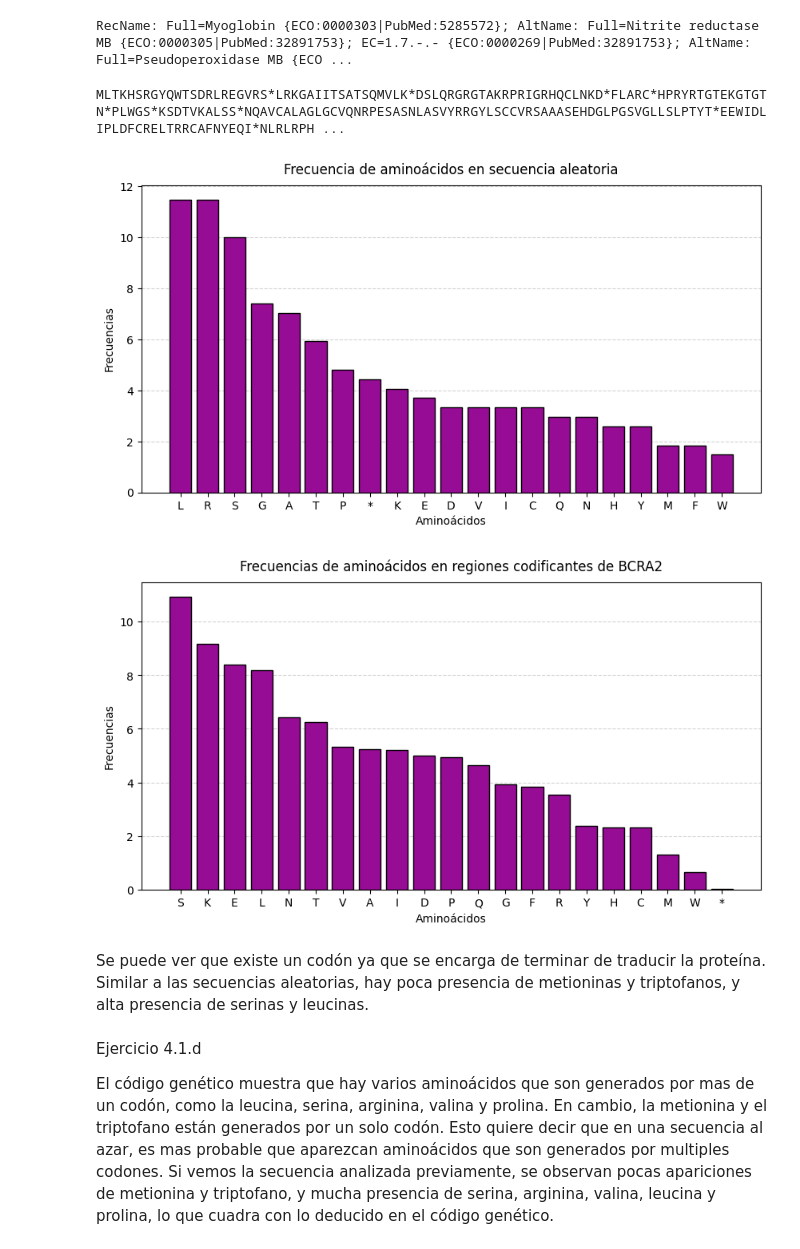
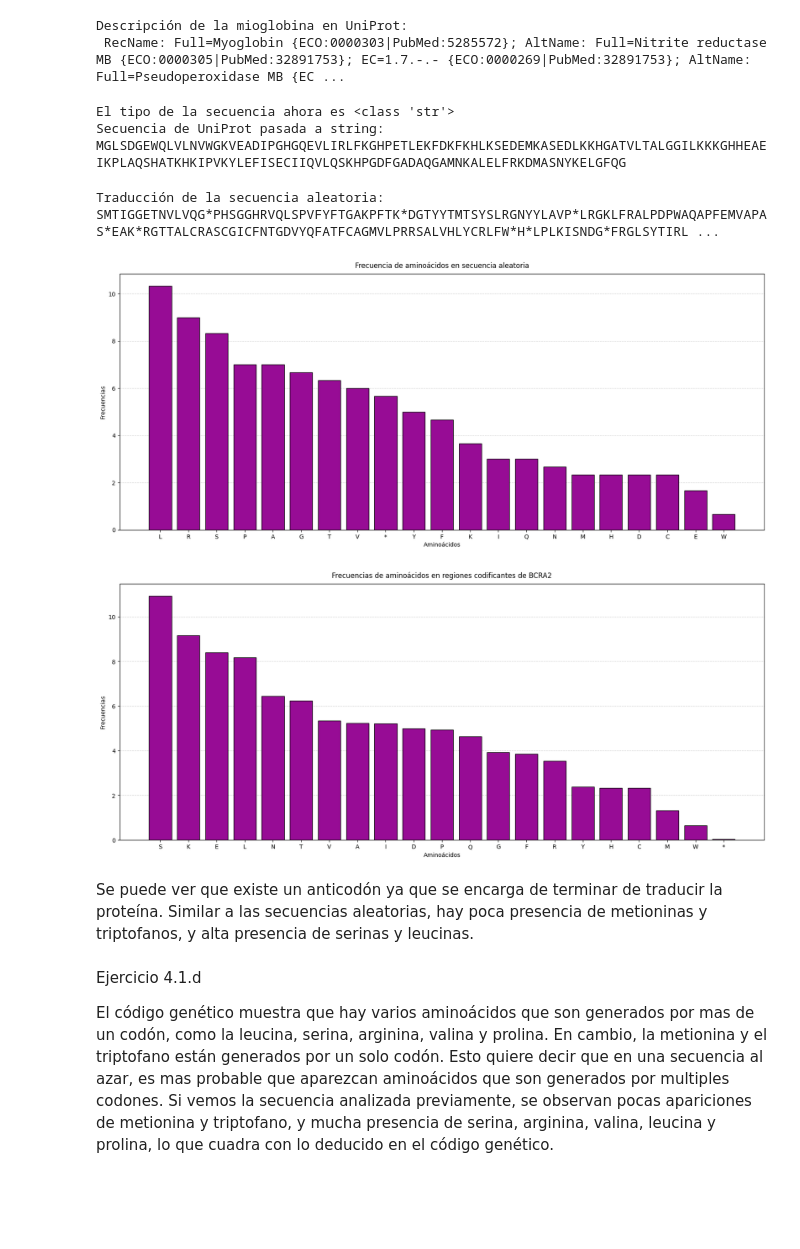
Before and after one commit to pizzanaranja/Bioinformatica, a Jupyter notebook: TP 1/TP 1.ipynb, the cells around one changed output. Drawn from its saved outputs; the diff is of its cells as text; code cells hidden in the pictures; blank space fills up the shorter version.

```diff
--- a/TP 1/TP 1.ipynb
+++ b/TP 1/TP 1.ipynb
@@ -198,0 +496,19 @@ graficar(calcula_frecuencia(mioglobina_prot),
+# %%
+#Ejercicio 2.2.II
+
+def graficar(items: dict[str, float], titulo: str, eje_x: str, eje_y: str, ax):
+    datos = sorted(items.items(), key=lambda x: x[1], reverse=True)
+
+    if ax == None:
+        fig, ax = plt.subplots(figsize=(20,8))
+
+
+    elementos = [x[0] for x in datos]
+    valores = [x[1] for x in datos]
+
+    ax.bar(elementos, valores, color="#970c95", edgecolor="black", zorder=2)
+    ax.grid(axis="y", linestyle="--", color="lightgrey", zorder=1)
+
+    ax.set_title(titulo, pad=10)
+    ax.set_xlabel(eje_x)
+    ax.set_ylabel(eje_y)
@@ -231,32 +584,39 @@ MGLSDGEWQLVLNVWGKVEADIPGHGQEVLIRLFKGHPETLEKFDKFKHLKSEDEMKASEDLKKHGATVLTALGGILKKK
 # %%
-#Ejercicio 3.3.a registro???
+#Ejercicio 3.3.a no estamos seguros de lo que se refiere a registro
 
 handle2 = ExPASy.get_sprot_raw("P02144")
 mioglobina_uniprot = SwissProt.read(handle2)
 handle2.close()
-print(mioglobina_uniprot.description)
+print("Descripción de la mioglobina en UniProt:\n", mioglobina_uniprot.description)
 # %% [output]
-RecName: Full=Myoglobin {ECO:0000303|PubMed:5285572}; AltName: Full=Nitrite reductase MB {ECO:0000305|PubMed:32891753}; EC=1.7.-.- {ECO:0000269|PubMed:32891753}; AltName: Full=Pseudoperoxidase MB {ECO ...
+Descripción de la mioglobina en UniProt:
+ RecName: Full=Myoglobin {ECO:0000303|PubMed:5285572}; AltName: Full=Nitrite reductase MB {ECO:0000305|PubMed:32891753}; EC=1.7.-.- {ECO:0000269|PubMed:32891753}; AltName: Full=Pseudoperoxidase MB {EC ...
 # %%
 #Ejercicio 3.3.b
-#Si descargo y uso swissprot, la funcion .sequence me lo devuelve en string directamente
+
+uniprot_sec_a_str = str(mioglobina_uniprot.sequence)
+print("El tipo de la secuencia ahora es", type(uniprot_sec_a_str))
+print("Secuencia de UniProt pasada a string:", uniprot_sec_a_str)
+# %% [output]
+El tipo de la secuencia ahora es <class 'str'>
+Secuencia de UniProt pasada a string: MGLSDGEWQLVLNVWGKVEADIPGHGQEVLIRLFKGHPETLEKFDKFKHLKSEDEMKASEDLKKHGATVLTALGGILKKKGHHEAEIKPLAQSHATKHKIPVKYLEFISECIIQVLQSKHPGDFGADAQGAMNKALELFRKDMASNYKELGFQG
 # %%
 #Ejercicio 4.1.a
 
-secuencia_traducida = Seq(genera_secuencia(810)).translate()
-print(secuencia_traducida)
+secuencia_traducida = Seq(genera_secuencia(900)).translate()
+print("Traducción de la secuencia aleatoria:", secuencia_traducida)
 frecuencia_secuencia = calcula_frecuencia(secuencia_traducida)
 graficar(frecuencia_secuencia, "Frecuencia de aminoácidos en secuencia aleatoria",
-         "Aminoácidos", "Frecuencias")
+         "Aminoácidos", "Frecuencias", None)
 # %% [output]
-MLTKHSRGYQWTSDRLREGVRS*LRKGAIITSATSQMVLK*DSLQRGRGTAKRPRIGRHQCLNKD*FLARC*HPRYRTGTEKGTGTN*PLWGS*KSDTVKALSS*NQAVCALAGLGCVQNRPESASNLASVYRRGYLSCCVRSAAASEHDGLPGSVGLLSLPTYT*EEWIDLIPLDFCRELTRRCAFNYEQI*NLRLRPH ...
+Traducción de la secuencia aleatoria: SMTIGGETNVLVQG*PHSGGHRVQLSPVFYFTGAKPFTK*DGTYYTMTSYSLRGNYYLAVP*LRGKLFRALPDPWAQAPFEMVAPAS*EAK*RGTTALCRASCGICFNTGDVYQFATFCAGMVLPRRSALVHLYCRLFW*H*LPLKISNDG*FRGLSYTIRL ...
-[figure, old version]
+[figure, new version]
 # %%
-#Ejercicio 4.1.b
+#Ejercicio 4.1.b seguir desde acá
 
 #Vamos a bajar Homo sapiens BRCA2 DNA repair associated (BRCA2), RefSeqGene (LRG_293) on chromosome 13 y luego juntar sus regiones codificantes
-#No puedo bajar un mrna porque no pide eso la consigna
-#Tengo que unir las regiones codificantes
+#No podemos bajar un mrna porque no pide eso la consigna
+#Tenemos que unir las regiones codificantes
 
 handle_BCRA2 = Entrez.efetch(db="nucleotide", id="NG_012772", rettype="gb", retmode="text")
 BCRA2_file = SeqIO.read(handle_BCRA2, "genbank")
@@ -275,9 +635,9 @@ def adquirir_regiones_codificantes(record: SeqRecord) -> Seq:
 BCRA2_codificante = adquirir_regiones_codificantes(BCRA2_file)
 BCRA2_traducido = BCRA2_codificante.translate()
 BCRA2_frecuencia = calcula_frecuencia(BCRA2_traducido)
-graficar(BCRA2_frecuencia, "Frecuencias de aminoácidos en regiones codificantes de BCRA2","Aminoácidos", "Frecuencias")
+graficar(BCRA2_frecuencia, "Frecuencias de aminoácidos en regiones codificantes de BCRA2","Aminoácidos", "Frecuencias", None)
 # %% [output]
-[figure, old version]
+[figure, new version]
 # %% [markdown]
-Se puede ver que existe un codón ya que se encarga de terminar de traducir la proteína. Similar a las secuencias aleatorias, hay poca presencia de metioninas y triptofanos, y alta presencia de serinas y leucinas.
+Se puede ver que existe un anticodón ya que se encarga de terminar de traducir la proteína. Similar a las secuencias aleatorias, hay poca presencia de metioninas y triptofanos, y alta presencia de serinas y leucinas.
 # %%
```
Also changed, not shown: parts of 22 cells of this notebook, 1 other file.
